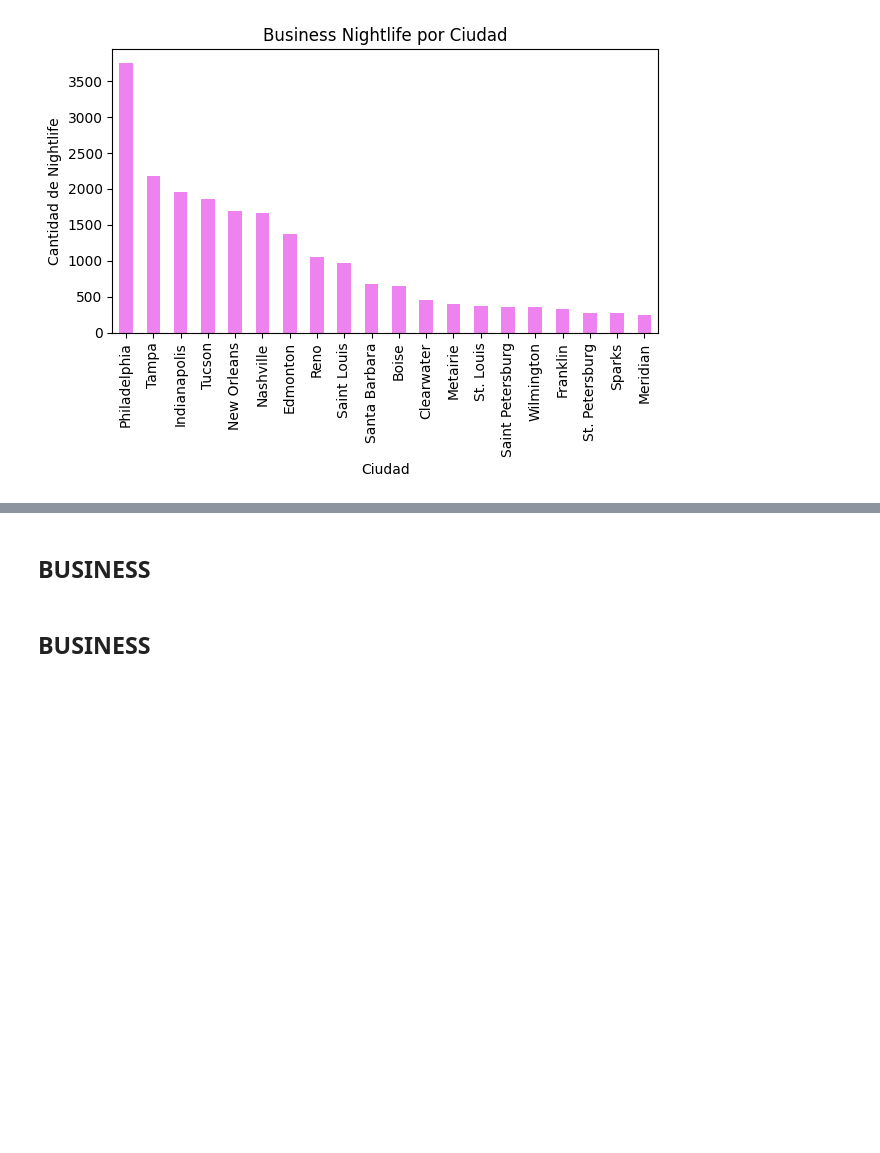
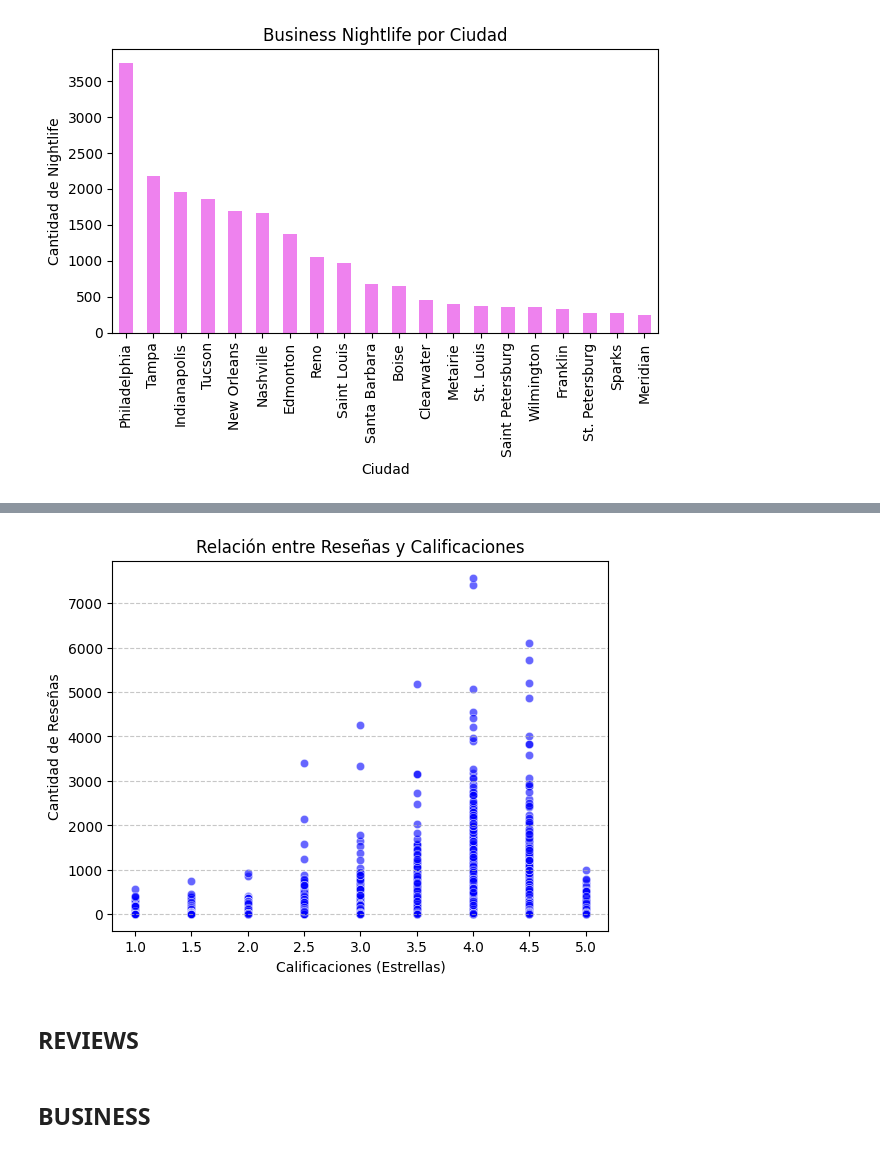
Before and after one commit to SDCaFlo/datapt11_pf_grupo02, a Jupyter notebook: EDA.ipynb, the cells around one changed output, grey strips where cells are left out. Drawn from its saved outputs; the diff is of its cells as text; code cells hidden in the pictures; blank space fills up the shorter version.

```diff
--- a/EDA.ipynb
+++ b/EDA.ipynb
@@ -242,0 +279,20 @@ plt.show()
+# %%
+# Crear el gráfico de dispersión
+#plt.figure(figsize=(12, 8))
+sns.scatterplot(data=df_business, x='stars', y='review_count', alpha=0.6, color='blue')
+
+# Personalizar el gráfico
+plt.title('Relación entre Reseñas y Calificaciones', fontsize=12)
+plt.xlabel('Calificaciones (Estrellas)', fontsize=10)
+plt.ylabel('Cantidad de Reseñas', fontsize=10)
+plt.xticks(fontsize=10)
+plt.yticks(fontsize=10)
+plt.grid(axis='y', linestyle='--', alpha=0.7)
+
+
+# Mostrar el gráfico
+plt.show()
+# %% [output]
+[figure, added]
+# %% [markdown]
+<h2>REVIEWS</h2>
@@ -243,4 +318,2 @@ plt.show()
 # %% [markdown]
 <h2>BUSINESS</h2>
-# %% [markdown]
-<h2>BUSINESS</h2>
```
Also changed, not shown: parts of 5 cells of this notebook.
